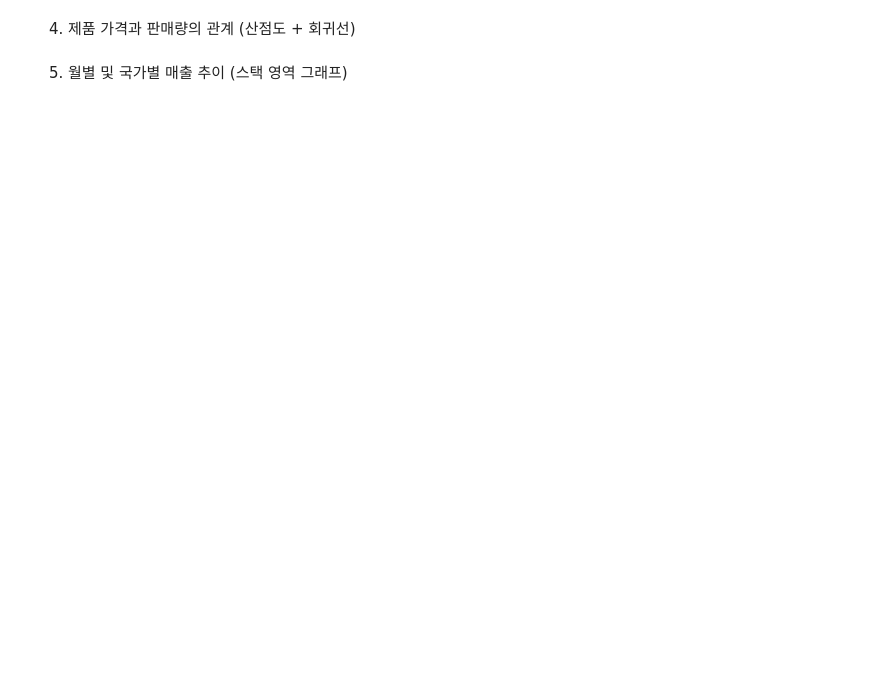
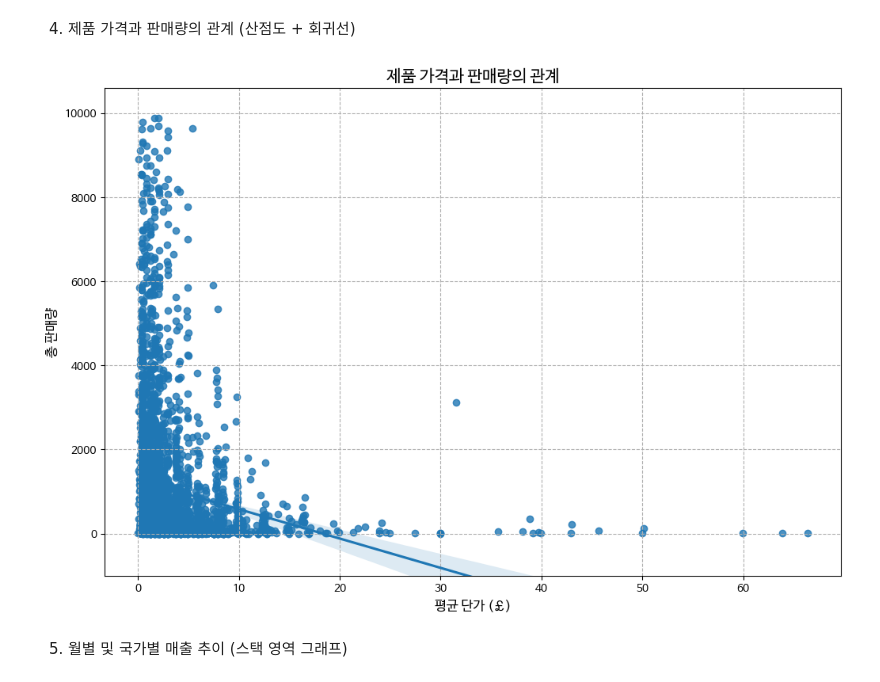
Before and after one commit to Haeunoo/Data-Analysis-with-Open-Source, a Jupyter notebook: 오픈소스_데이터_분석_11강_실습.ipynb, the cells around one changed output. Saved outputs shown, nothing was run; the diff lists cells and outputs as text; code cells hidden in the pictures; blank space fills up the shorter version.

```diff
--- a/오픈소스_데이터_분석_11강_실습.ipynb
+++ b/오픈소스_데이터_분석_11강_실습.ipynb
@@ -473,28 +526,30 @@ plt.show()
 # %%
 ## 제품별 평균 단가 및 총 판매량 계산
 product_price_quantity = retail_data_clean.groupby('StockCode').agg({
     'UnitPrice': 'mean',
     'Quantity': 'sum'
 }).reset_index()
 
 ## 이상치 제거 (가격 100 미만, 판매량 10000 미만)
 filtered_products = product_price_quantity[
   (product_price_quantity['UnitPrice'] < 100) &
   (product_price_quantity['Quantity'] < 10000)
 ]
 
 ## 가격과 판매량의 관계 시각화 (회귀선 포함 산점도)
 plt.figure(figsize=(12, 8))
 # seaborn의 regplot을 이용하여 회귀선 포함 산점도를 출력
-
+sns.regplot(x='UnitPrice', y='Quantity', data=filtered_products)
 
 ## 그래프 제목 및 축 레이블 설정
 plt.title('제품 가격과 판매량의 관계', fontsize=15)
 plt.xlabel('평균 단가 (£)', fontsize=12)
 plt.ylabel('총 판매량', fontsize=12)
 plt.ylim(-1000, None) ## y축 시작점 설정
 plt.grid(linestyle='--') ## 그리드 추가
 plt.show()
+# %% [output]
+[figure, added]
 # %% [markdown]
 5. 월별 및 국가별 매출 추이 (스택 영역 그래프)
 # %%
```
Also changed, not shown: parts of 9 cells of this notebook.
